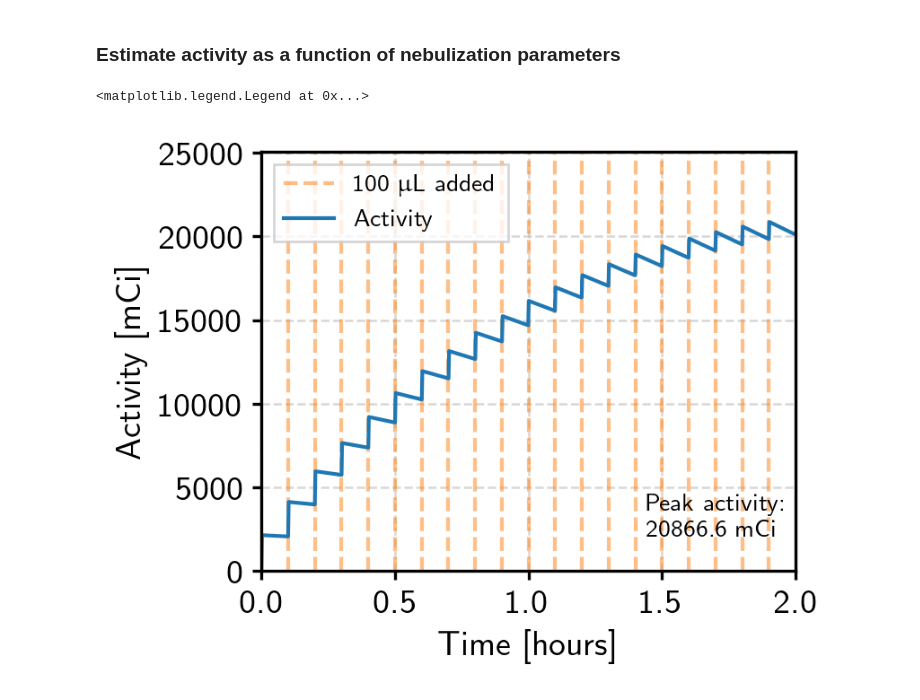
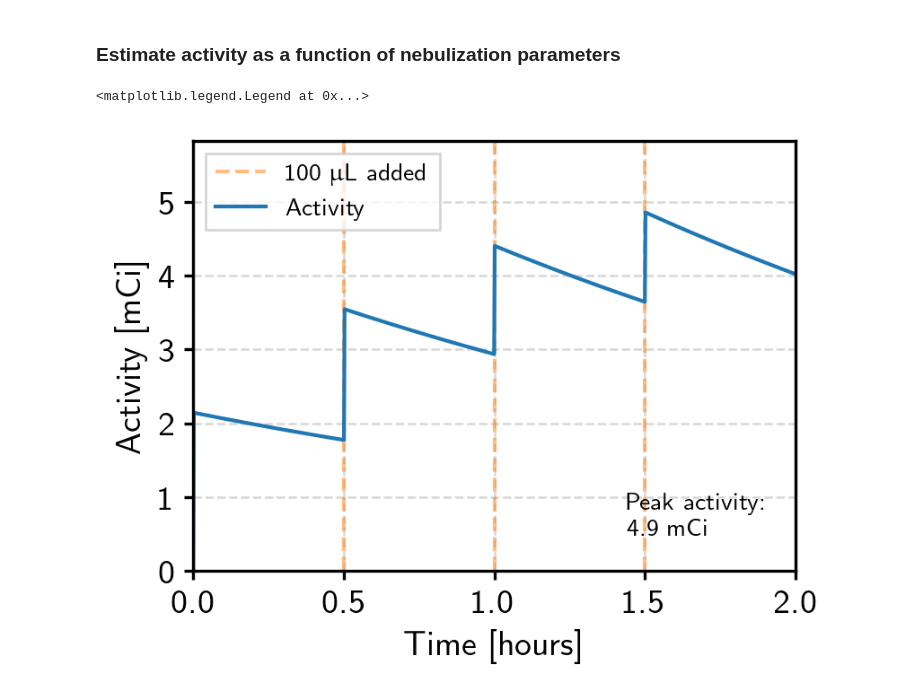
Before and after one commit to clarkehardy/nanospheres, a Jupyter notebook: fluorine18-injection.ipynb, the cells around one changed output. Cells and saved outputs as stored; diff of their text form; code cells hidden in the pictures.

```diff
--- a/fluorine18-injection.ipynb
+++ b/fluorine18-injection.ipynb
@@ -8,14 +8,14 @@ plt.style.use('clarke-default')
 d_ns = 166e-9 # 166 nm, diameter of a nanosphere in meters
 r_ns = d_ns/2. # radius of a nanosphere in meters
 V_ns = (4/3.)*np.pi*r_ns**3
-rho_silica = 2.65 # density of silica, kg/m^3
+rho_silica = 2.65e3 # density of silica, kg/m^3
 m_ns = rho_silica*V_ns # mass of a nanosphere in kg
 
 k_B = 1.38e-23 # Boltzmann constant in J/K
 p_bar = 1e-3#0.2 # pressure in bar
 pa_per_bar = 1e5 # Pascal per bar
 p_pa = p_bar*pa_per_bar
-r_N2 = 70e-12 # radius of an N2 molecule in meters
+d_N2 = 364e-12 # diameter of an N2 molecule in meters
 T = 293. # temperature in K
 
 d_d = 5e-6 # ethanol droplet diameter in meters
@@ -26,16 +26,16 @@ A_2 = 0.4
 A_3 = 0.55
 
 rho_eth = 789 # density of ethanol in kg/m^3
-N_Av = 6.023e23 # Avogadro's number
+N_Av = 6.022e23 # Avogadro's number
 
-M_air = 28.96e-3 # molar mass of air in kg/mol
-rho_g = M_air*p_pa/(k_B*N_Av*T)
+M_N2 = 28.e-3 # molar mass of air in kg/mol
+rho_g = M_N2*p_pa/(k_B*N_Av*T)
 
 mu_air = 18.5e-6 # dynamic viscosity of air in Pa.s
 
 g = 9.80 # gravitational field strength in m/s^2
 
-m_N2 = 28./N_Av
+m_N2 = M_N2/N_Av # mass of an N2 molecule in kg
 delta = 1.2 # usually 1 to 1.4
 cbar = np.sqrt(8*k_B*T/(np.pi*m_N2)) # arithmetic mean speed of the gas species in m/s
 
@@ -86,14 +88,14 @@ ax.legend(loc='upper left')
 V_eth = 40. # volume of ethanol in mL
 M_ns = 3. # mass of nanospheres in mg
 
-conc = M_ns/V_eth # concentration of nanospheres in the ethanol in mg/mL or equivalently g/m^3
+conc = M_ns/V_eth # concentration of nanospheres in the ethanol in mg/mL or equivalently kg/m^3
 V_neb = 0.1 # 100 uL in mL
 N_ns = (M_ns/(m_ns*1e6))*(V_neb/V_eth) # total number of nanospheres nebulized
 
 run_time_hours = 2 # total run time in hours
 pump_time_hours = 3 # time data collection starts after pumpdown
 meas_time_hours = 10 # total measurement time after pumpdown
-neb_period_hours = 0.1 # period of nebulizations in hours
+neb_period_hours = 0.5 # period of nebulizations in hours
 decays_per_sphere = 200 # number of decays during the full measurement interval
 
 tau_F18 = 6586/np.log(2) # F-18 lifetime in seconds
@@ -108,31 +110,31 @@ neb_period = neb_period_hours*3600
 neb_times = np.arange(0, np.amax(times), neb_period)
 neb_inds = np.array([np.argmin(np.abs(times - t)) for t in neb_times])
 accum_rate = np.zeros_like(times)
 accum_rate[neb_inds] = N_ns*F18_per_sphere*np.exp(-times[neb_inds]/tau_F18)/dt
 
 N_of_t = np.zeros_like(times)
 dN_by_dt = np.zeros_like
 
 # integrate the differential equation to get the number of F-18 atoms in the chamber vs time
 for i in range(1, len(times)):
     N_of_t[i] = N_of_t[i-1] + (-N_of_t[i-1]/tau_F18 + accum_rate[i-1])*dt
 
 # convert to activity
 activity_Bq = N_of_t/tau_F18
 Bq_per_Ci = 37e9
 activity_Ci = activity_Bq/Bq_per_Ci
 
 fig, ax = plt.subplots(figsize=(4, 3), layout='constrained')
 ax.vlines(neb_times/3600, 0, 1.2*np.amax(activity_Ci*1e3), ls='--', color='C1', alpha=0.5, label=r'100 $\mu$L added')
 ax.plot(times/3600, activity_Ci*1e3, label='Activity')
 ax.text(0.72*np.amax(times)/3600, 0.1*np.amax(activity_Ci*1e3), \
         'Peak activity:\n{:.1f} mCi'.format(np.amax(activity_Ci*1e3)), fontsize=10)
 ax.set_xlabel('Time [hours]')
 ax.set_ylabel('Activity [mCi]')
 ax.set_xlim([0, np.amax(times/3600)])
 ax.set_ylim([0, 1.2*np.amax(activity_Ci*1e3)])
 ax.grid(which='both')
 ax.legend(loc='upper left')
 # %% [output]
 <matplotlib.legend.Legend at 0x...>
-[figure, old version]
+[figure, new version]
```
Also changed, not shown: parts of 1 cell of this notebook.
